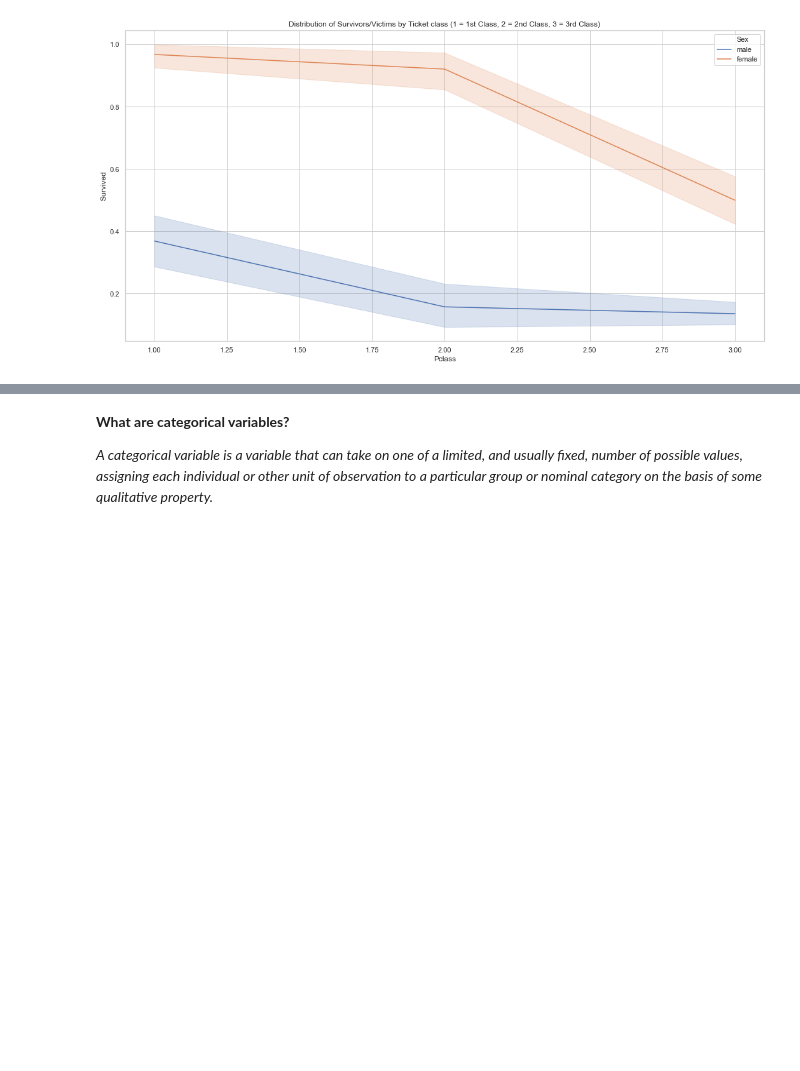
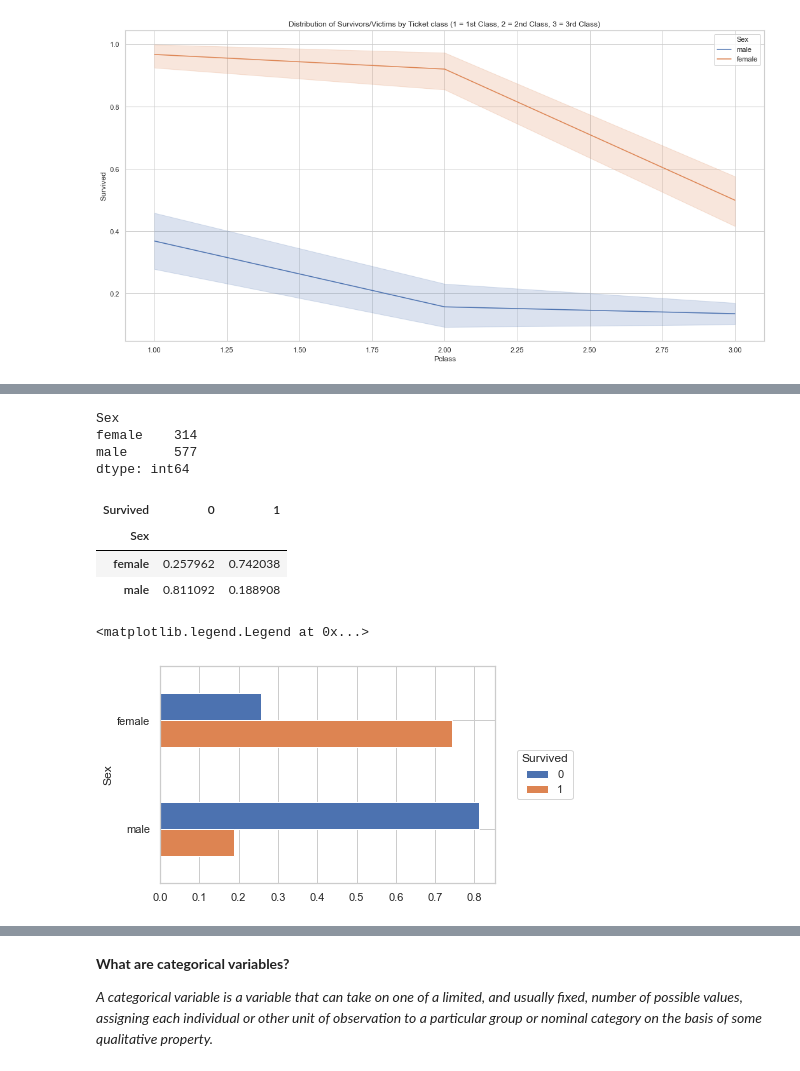
Before and after one commit to Yagniksojitra/Notebooks, a Jupyter notebook: My Titanic Prediction Notebook/Titanic - Kaggle Competition.ipynb, the cells around one changed output, grey strips where cells are left out. Drawn from its saved outputs; the diff is of its cells as text; code cells hidden in the pictures; blank space fills up the shorter version.

```diff
--- a/My Titanic Prediction Notebook/Titanic - Kaggle Competition.ipynb
+++ b/My Titanic Prediction Notebook/Titanic - Kaggle Competition.ipynb
@@ -270,0 +277,27 @@ Name: Age, Length: 88, dtype: int64
+# %%
+survived_counts = counts.sum(axis='columns')
+survived_counts
+# %% [output]
+Sex
+female    314
+male      577
+dtype: int64
+# %%
+props = counts.div(survived_counts, axis='index')
+props
+# %% [output]
+| Survived | 0 | 1 |
+| Sex |  |  |
+| female | 0.257962 | 0.742038 |
+| male | 0.811092 | 0.188908 |
+# %%
+ax = props.plot.barh()
+ax.invert_yaxis()
+ax.legend(
+    loc='center left',
+    bbox_to_anchor=(1.05, 0.5),
+    title='Survived'
+)
+# %% [output]
+<matplotlib.legend.Legend at 0x...>
+[figure, added]
```
Also changed, not shown: parts of 40 cells of this notebook, 1 other file.
